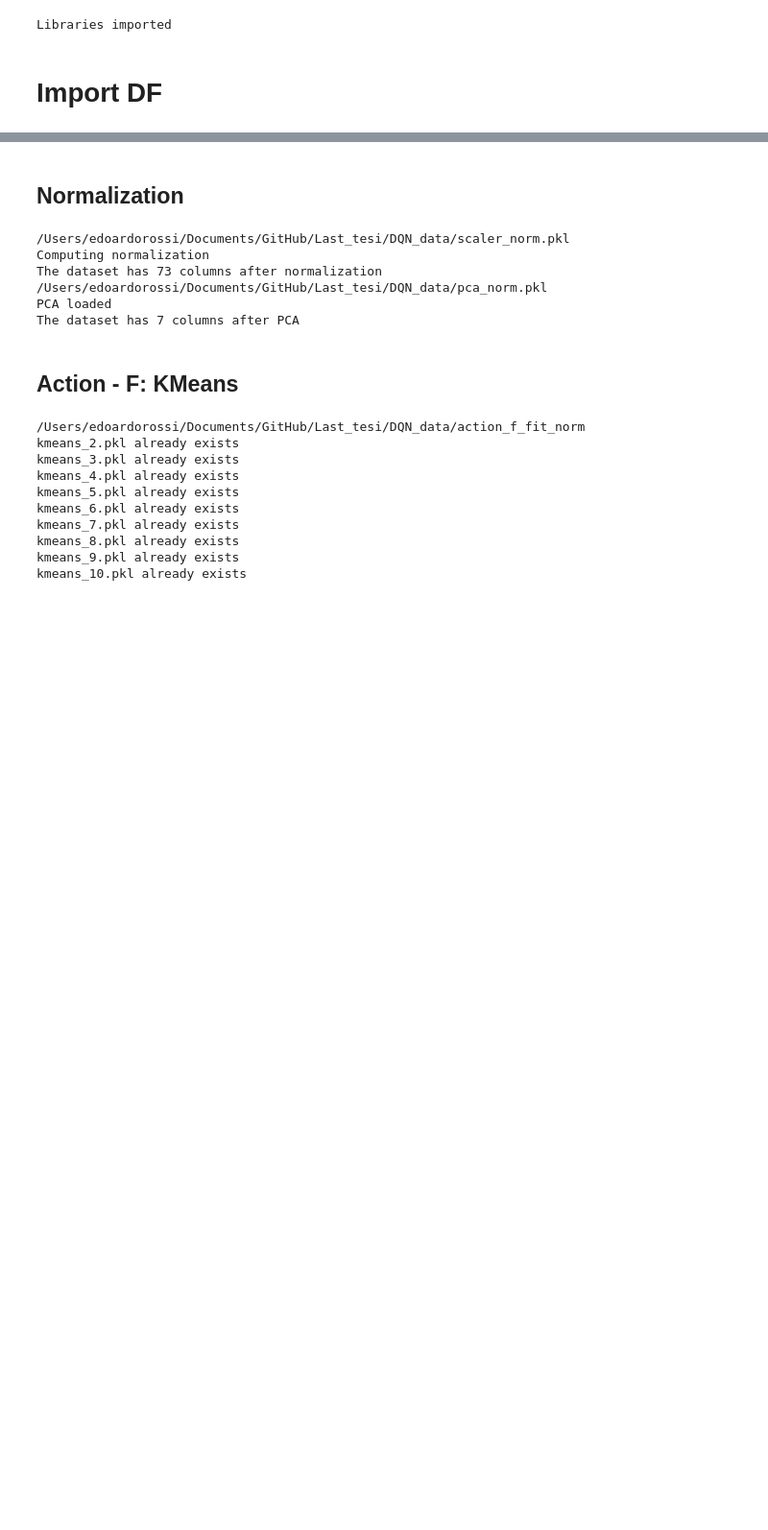
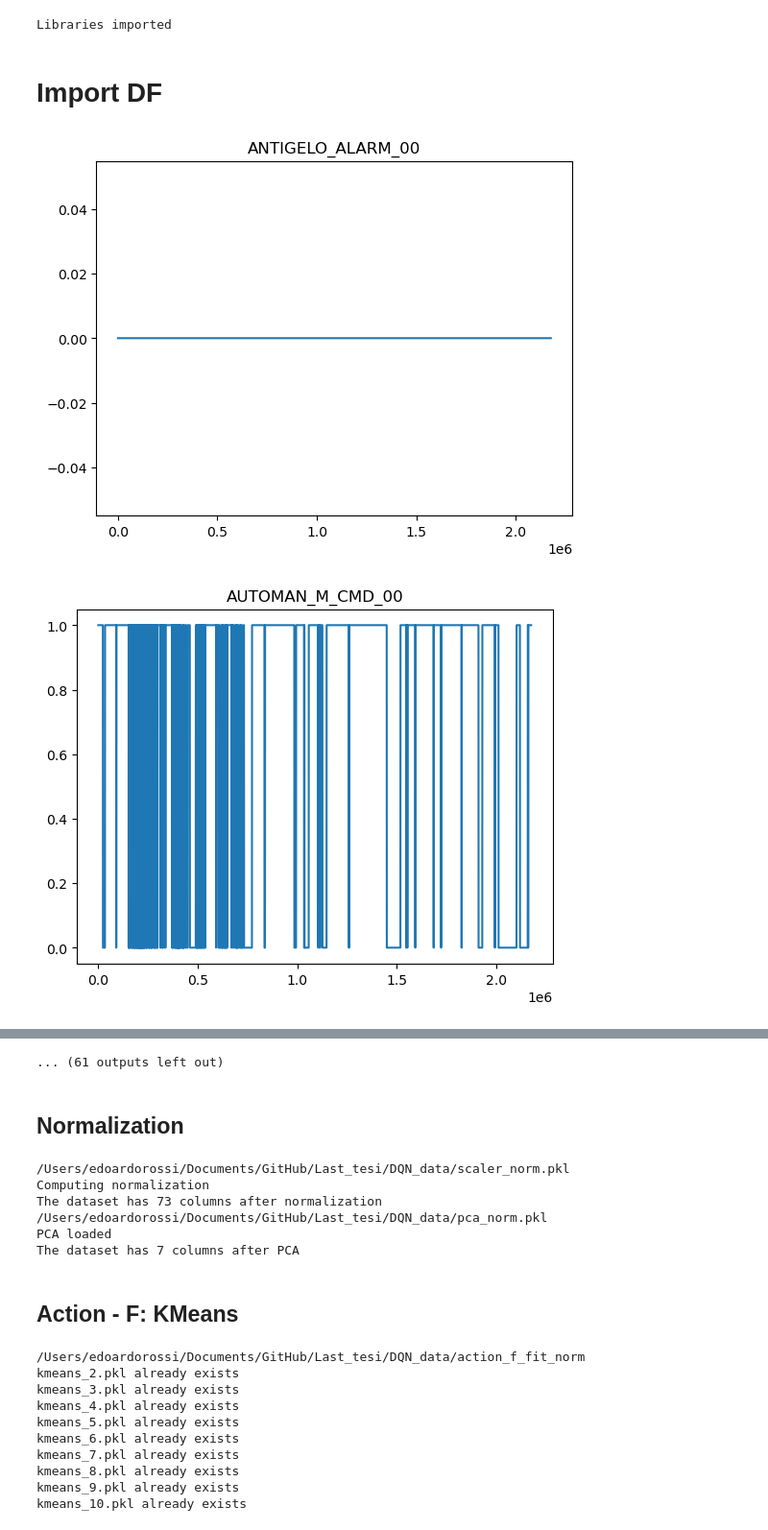
Before and after one commit to edoardorossi1995/Last_tesi, a Jupyter notebook: pytorch_DQN_av_rev.ipynb, the cells around one changed output, grey strips where cells are left out. Shown at 96% size. Cells and saved outputs as stored; diff of their text form; code cells hidden in the pictures; blank space fills up the shorter version.

```diff
--- a/pytorch_DQN_av_rev.ipynb
+++ b/pytorch_DQN_av_rev.ipynb
@@ -110,3 +110,13 @@ except:
     df.to_csv(os.path.join(PROJECT_PATH, 'DQN_data/df.csv'), index=False)
     df_a.to_csv(os.path.join(PROJECT_PATH, 'DQN_data/df_a.csv'), index=False)
     df_rew.to_csv(os.path.join(PROJECT_PATH, 'DQN_data/df_rew.csv'), index=False)
+# %%
+#for each column in df_complete, plot the column
+for col in df.columns:
+    plt.figure()
+    plt.plot(df[col])
+    plt.title(col)
+    plt.show()
+# %% [output]
+[figure, added]
+[figure, added]
@@ -113,3 +133,4 @@ except:
+... (61 outputs left out)
 # %% [markdown]
 ## Normalization
 # %%
```
Also changed, not shown: parts of 3 cells of this notebook, 34 other files.
